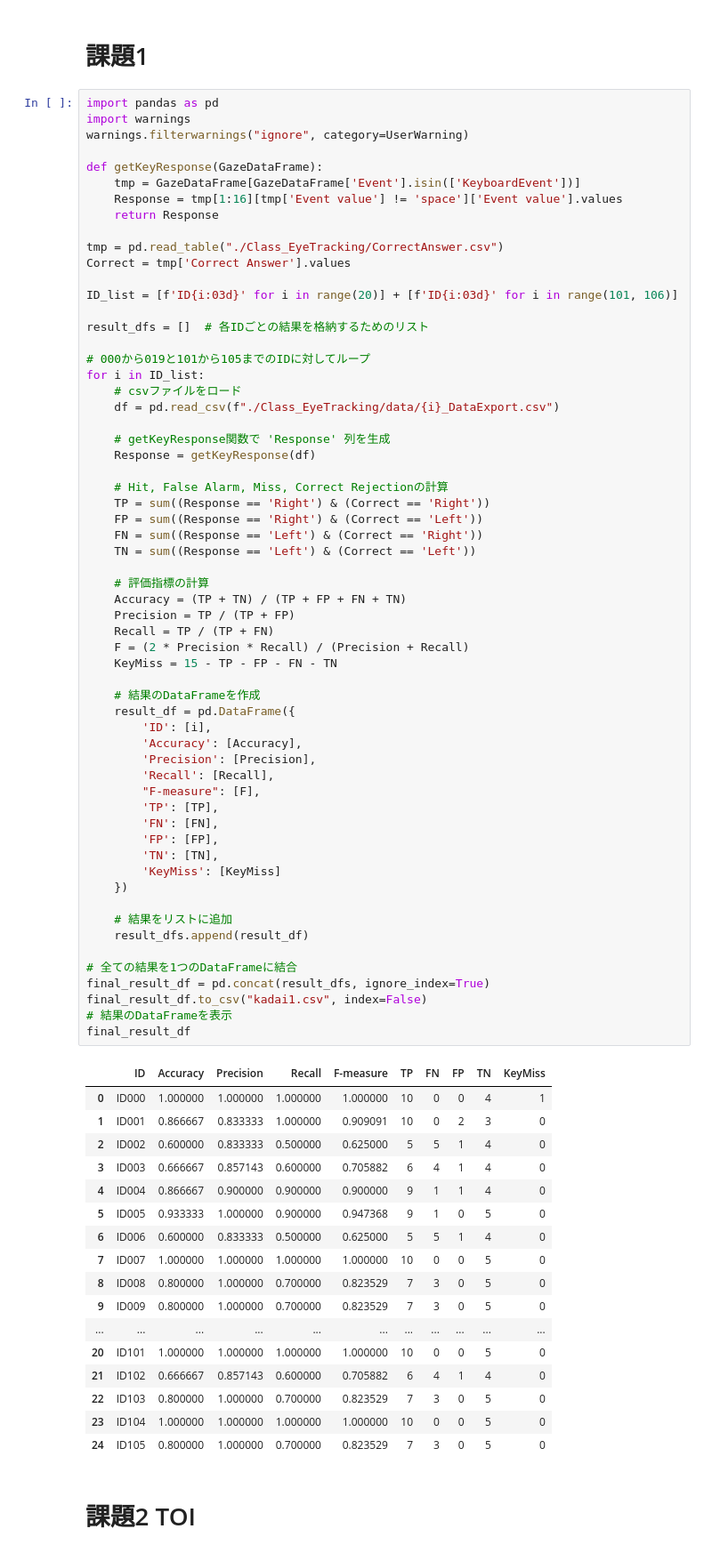
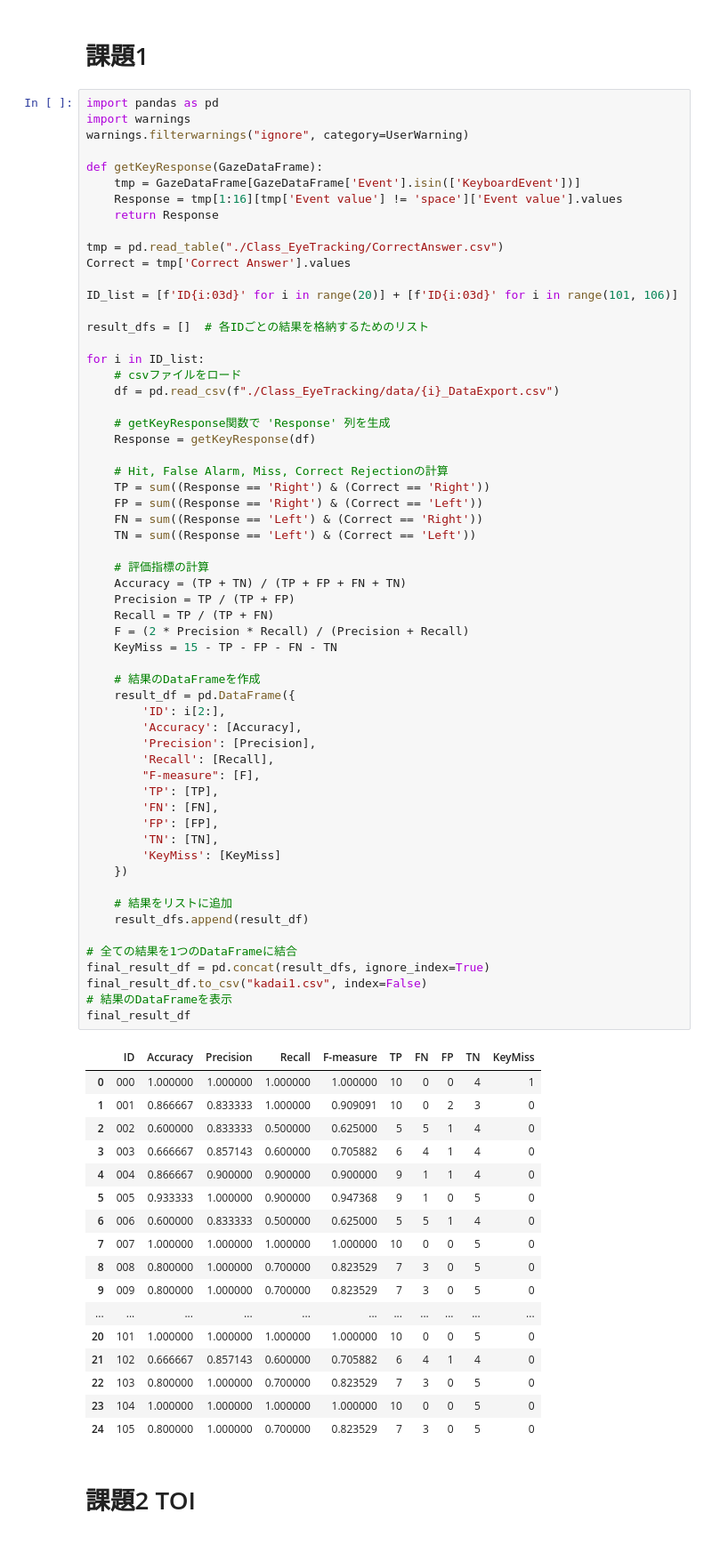
Before and after one commit to tamura09/eye_tracking, a Jupyter notebook: 01.ipynb, the cells around one changed output. Shown at 89% size. Saved outputs shown, nothing was run; the diff lists cells and outputs as text.

```diff
--- a/01.ipynb
+++ b/01.ipynb
@@ -17,7 +17,6 @@ ID_list = [f'ID{i:03d}' for i in range(20)] + [f'ID{i:03d}' for i in range(101,
 
 result_dfs = []  # 各IDごとの結果を格納するためのリスト
 
-# 000から019と101から105までのIDに対してループ
 for i in ID_list:
     # csvファイルをロード
     df = pd.read_csv(f"./Class_EyeTracking/data/{i}_DataExport.csv")
@@ -34,50 +33,50 @@ for i in ID_list:
     # 評価指標の計算
     Accuracy = (TP + TN) / (TP + FP + FN + TN)
     Precision = TP / (TP + FP)
     Recall = TP / (TP + FN)
     F = (2 * Precision * Recall) / (Precision + Recall)
     KeyMiss = 15 - TP - FP - FN - TN
 
     # 結果のDataFrameを作成
     result_df = pd.DataFrame({
-        'ID': [i],
+        'ID': i[2:],
         'Accuracy': [Accuracy],
         'Precision': [Precision],
         'Recall': [Recall],
         "F-measure": [F],
         'TP': [TP],
         'FN': [FN],
         'FP': [FP],
         'TN': [TN],
         'KeyMiss': [KeyMiss]
     })
 
     # 結果をリストに追加
     result_dfs.append(result_df)
 
 # 全ての結果を1つのDataFrameに結合
 final_result_df = pd.concat(result_dfs, ignore_index=True)
 final_result_df.to_csv("kadai1.csv", index=False)
 # 結果のDataFrameを表示
 final_result_df
 # %% [output]
 |  | ID | Accuracy | Precision | Recall | F-measure | TP | FN | FP | TN | KeyMiss |
-| 0 | ID000 | 1.000000 | 1.000000 | 1.000000 | 1.000000 | 10 | 0 | 0 | 4 | 1 |
-| 1 | ID001 | 0.866667 | 0.833333 | 1.000000 | 0.909091 | 10 | 0 | 2 | 3 | 0 |
-| 2 | ID002 | 0.600000 | 0.833333 | 0.500000 | 0.625000 | 5 | 5 | 1 | 4 | 0 |
-| 3 | ID003 | 0.666667 | 0.857143 | 0.600000 | 0.705882 | 6 | 4 | 1 | 4 | 0 |
-| 4 | ID004 | 0.866667 | 0.900000 | 0.900000 | 0.900000 | 9 | 1 | 1 | 4 | 0 |
-| 5 | ID005 | 0.933333 | 1.000000 | 0.900000 | 0.947368 | 9 | 1 | 0 | 5 | 0 |
-| 6 | ID006 | 0.600000 | 0.833333 | 0.500000 | 0.625000 | 5 | 5 | 1 | 4 | 0 |
-| 7 | ID007 | 1.000000 | 1.000000 | 1.000000 | 1.000000 | 10 | 0 | 0 | 5 | 0 |
-| 8 | ID008 | 0.800000 | 1.000000 | 0.700000 | 0.823529 | 7 | 3 | 0 | 5 | 0 |
-| 9 | ID009 | 0.800000 | 1.000000 | 0.700000 | 0.823529 | 7 | 3 | 0 | 5 | 0 |
+| 0 | 000 | 1.000000 | 1.000000 | 1.000000 | 1.000000 | 10 | 0 | 0 | 4 | 1 |
+| 1 | 001 | 0.866667 | 0.833333 | 1.000000 | 0.909091 | 10 | 0 | 2 | 3 | 0 |
+| 2 | 002 | 0.600000 | 0.833333 | 0.500000 | 0.625000 | 5 | 5 | 1 | 4 | 0 |
+| 3 | 003 | 0.666667 | 0.857143 | 0.600000 | 0.705882 | 6 | 4 | 1 | 4 | 0 |
+| 4 | 004 | 0.866667 | 0.900000 | 0.900000 | 0.900000 | 9 | 1 | 1 | 4 | 0 |
+| 5 | 005 | 0.933333 | 1.000000 | 0.900000 | 0.947368 | 9 | 1 | 0 | 5 | 0 |
+| 6 | 006 | 0.600000 | 0.833333 | 0.500000 | 0.625000 | 5 | 5 | 1 | 4 | 0 |
+| 7 | 007 | 1.000000 | 1.000000 | 1.000000 | 1.000000 | 10 | 0 | 0 | 5 | 0 |
+| 8 | 008 | 0.800000 | 1.000000 | 0.700000 | 0.823529 | 7 | 3 | 0 | 5 | 0 |
+| 9 | 009 | 0.800000 | 1.000000 | 0.700000 | 0.823529 | 7 | 3 | 0 | 5 | 0 |
 | ... | ... | ... | ... | ... | ... | ... | ... | ... | ... | ... |
-| 20 | ID101 | 1.000000 | 1.000000 | 1.000000 | 1.000000 | 10 | 0 | 0 | 5 | 0 |
-| 21 | ID102 | 0.666667 | 0.857143 | 0.600000 | 0.705882 | 6 | 4 | 1 | 4 | 0 |
-| 22 | ID103 | 0.800000 | 1.000000 | 0.700000 | 0.823529 | 7 | 3 | 0 | 5 | 0 |
-| 23 | ID104 | 1.000000 | 1.000000 | 1.000000 | 1.000000 | 10 | 0 | 0 | 5 | 0 |
-| 24 | ID105 | 0.800000 | 1.000000 | 0.700000 | 0.823529 | 7 | 3 | 0 | 5 | 0 |
+| 20 | 101 | 1.000000 | 1.000000 | 1.000000 | 1.000000 | 10 | 0 | 0 | 5 | 0 |
+| 21 | 102 | 0.666667 | 0.857143 | 0.600000 | 0.705882 | 6 | 4 | 1 | 4 | 0 |
+| 22 | 103 | 0.800000 | 1.000000 | 0.700000 | 0.823529 | 7 | 3 | 0 | 5 | 0 |
+| 23 | 104 | 1.000000 | 1.000000 | 1.000000 | 1.000000 | 10 | 0 | 0 | 5 | 0 |
+| 24 | 105 | 0.800000 | 1.000000 | 0.700000 | 0.823529 | 7 | 3 | 0 | 5 | 0 |
 # %% [markdown]
 # 課題2 TOI
 # %%
```
Also changed, not shown: parts of 6 cells of this notebook, 29 other files.
